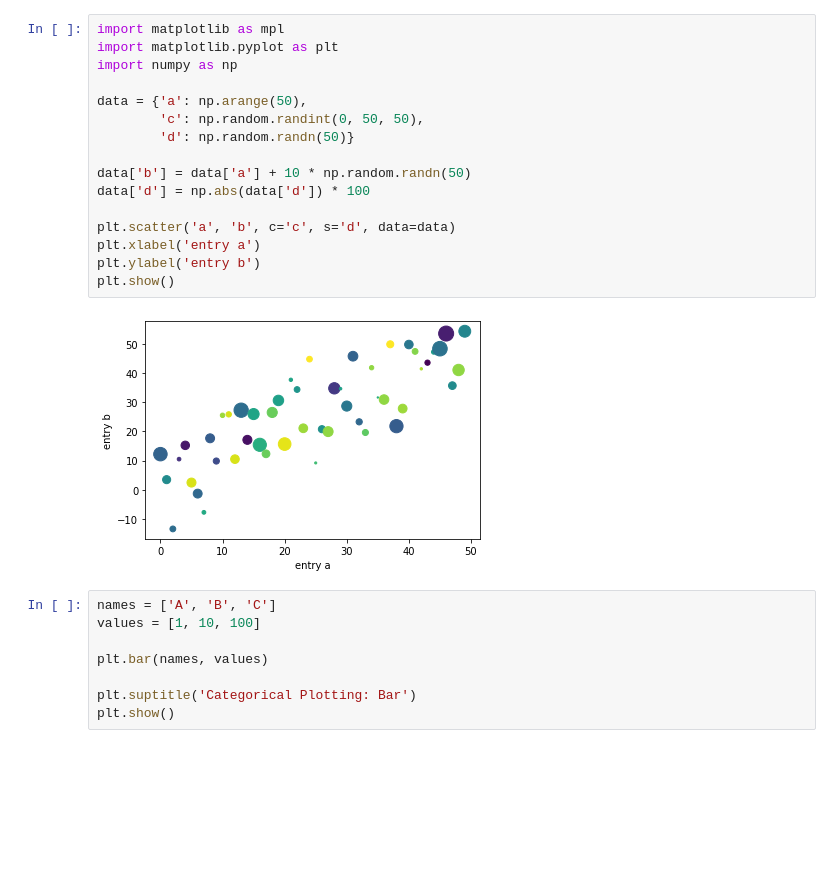
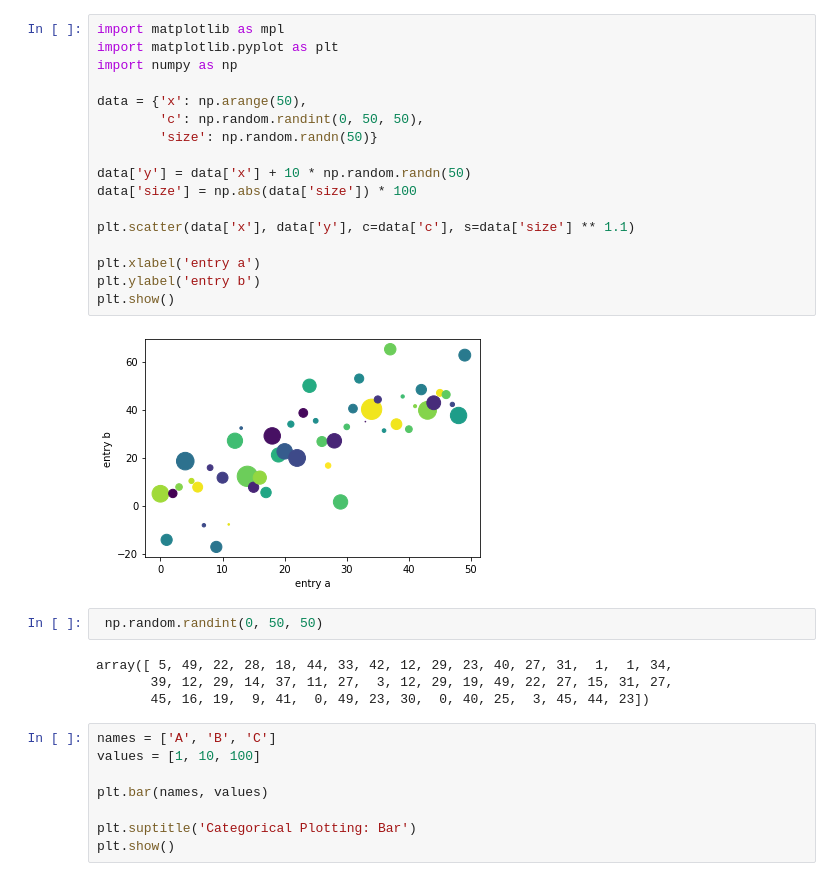
Before and after one commit to louischoi0/intermediate_python, a Jupyter notebook: 4강/실습자료/4_2_matplot_practice.ipynb, the cells around one changed output. Drawn from its saved outputs; the diff is of its cells as text; blank space fills up the shorter version.

```diff
--- a/4강/실습자료/4_2_matplot_practice.ipynb
+++ b/4강/실습자료/4_2_matplot_practice.ipynb
@@ -1,21 +1,28 @@
 # %%
 import matplotlib as mpl
 import matplotlib.pyplot as plt
 import numpy as np
 
-data = {'a': np.arange(50),
+data = {'x': np.arange(50),
         'c': np.random.randint(0, 50, 50),
-        'd': np.random.randn(50)}
+        'size': np.random.randn(50)}
 
-data['b'] = data['a'] + 10 * np.random.randn(50)
-data['d'] = np.abs(data['d']) * 100
+data['y'] = data['x'] + 10 * np.random.randn(50)
+data['size'] = np.abs(data['size']) * 100
 
-plt.scatter('a', 'b', c='c', s='d', data=data)
+plt.scatter(data['x'], data['y'], c=data['c'], s=data['size'] ** 1.1)
+
 plt.xlabel('entry a')
 plt.ylabel('entry b')
 plt.show()
 # %% [output]
-[figure, old version]
+[figure, new version]
+# %%
+ np.random.randint(0, 50, 50)
+# %% [output]
+array([ 5, 49, 22, 28, 18, 44, 33, 42, 12, 29, 23, 40, 27, 31,  1,  1, 34,
+       39, 12, 29, 14, 37, 11, 27,  3, 12, 29, 19, 49, 22, 27, 15, 31, 27,
+       45, 16, 19,  9, 41,  0, 49, 23, 30,  0, 40, 25,  3, 45, 44, 23])
 # %%
 names = ['A', 'B', 'C']
 values = [1, 10, 100]
```
Also changed, not shown: parts of 3 cells of this notebook, 11 other files.
